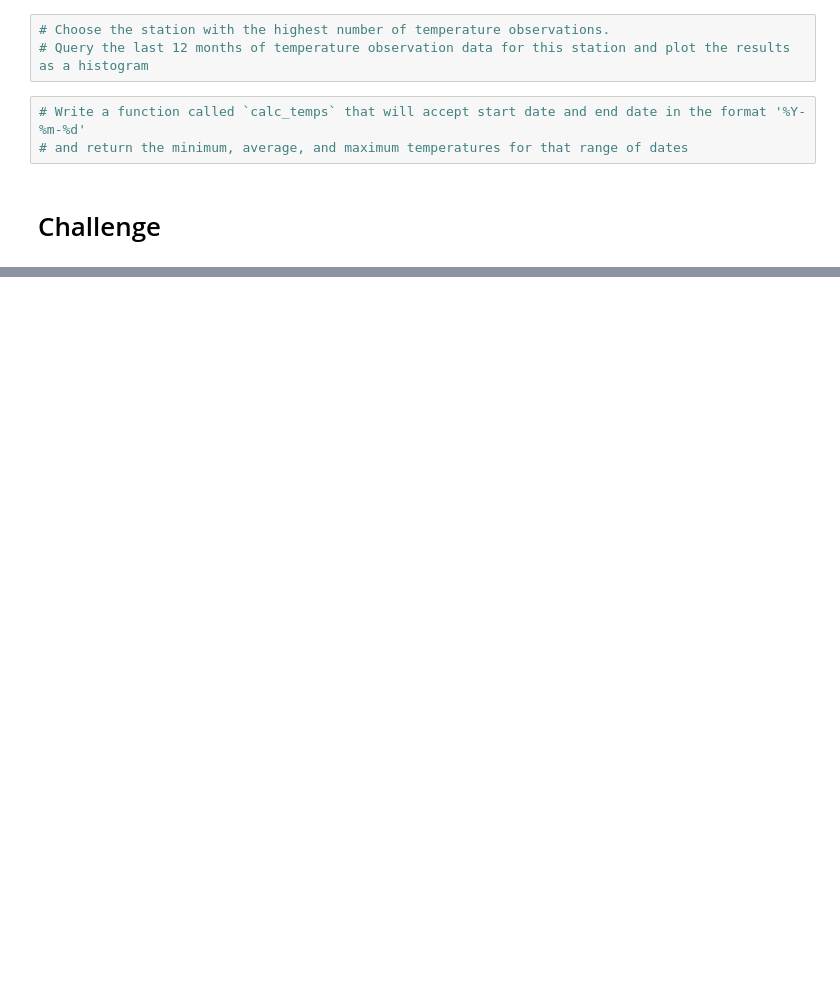
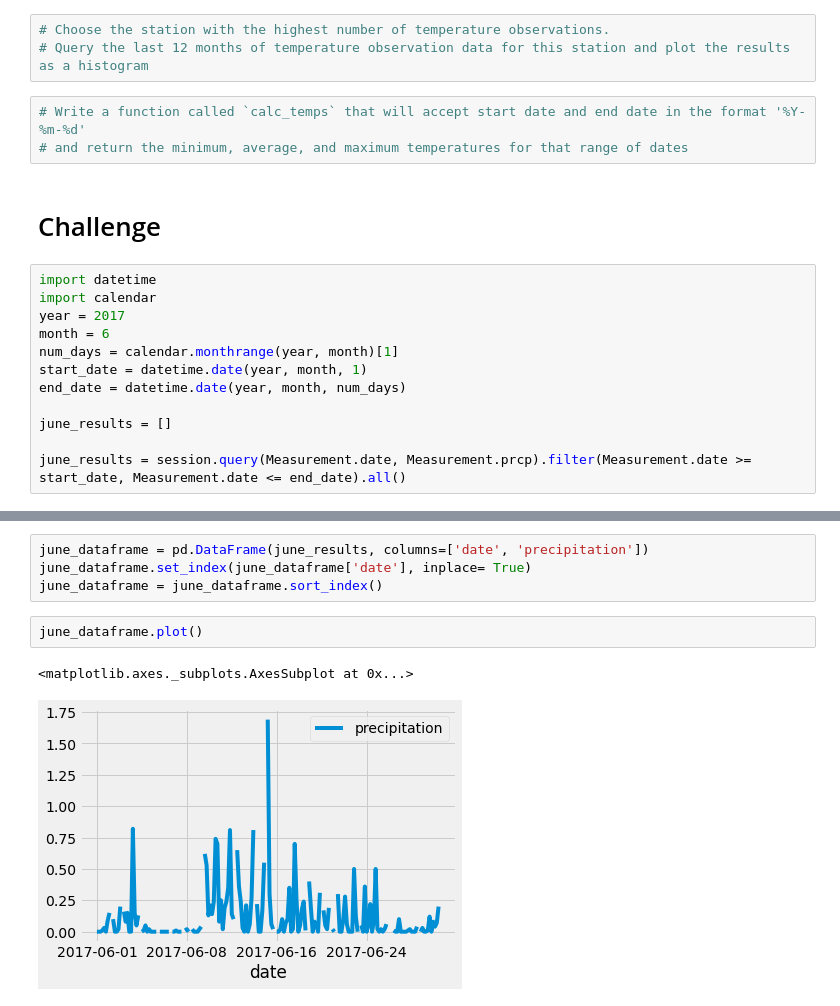
Before and after one commit to slopeslope/surfs_up, a Jupyter notebook: climate_analysis.ipynb, the cells around one changed output, grey strips where cells are left out. Cells and saved outputs as stored; diff of their text form; blank space fills up the shorter version.

```diff
--- a/climate_analysis.ipynb
+++ b/climate_analysis.ipynb
@@ -66,3 +121,15 @@ Base.classes.keys()
 # and return the minimum, average, and maximum temperatures for that range of dates
 # %% [markdown]
 # Challenge
+# %%
+import datetime
+import calendar
+year = 2017
+month = 6
+num_days = calendar.monthrange(year, month)[1]
+start_date = datetime.date(year, month, 1)
+end_date = datetime.date(year, month, num_days)
+
+june_results = []
+
+june_results = session.query(Measurement.date, Measurement.prcp).filter(Measurement.date >= start_date, Measurement.date <= end_date).all()
@@ -68,0 +140,9 @@ Base.classes.keys()
+# %%
+june_dataframe = pd.DataFrame(june_results, columns=['date', 'precipitation'])
+june_dataframe.set_index(june_dataframe['date'], inplace= True)
+june_dataframe = june_dataframe.sort_index()
+# %%
+june_dataframe.plot()
+# %% [output]
+<matplotlib.axes._subplots.AxesSubplot at 0x...>
+[figure, added]
```
Also changed, not shown: parts of 18 cells of this notebook, 1 other file.
